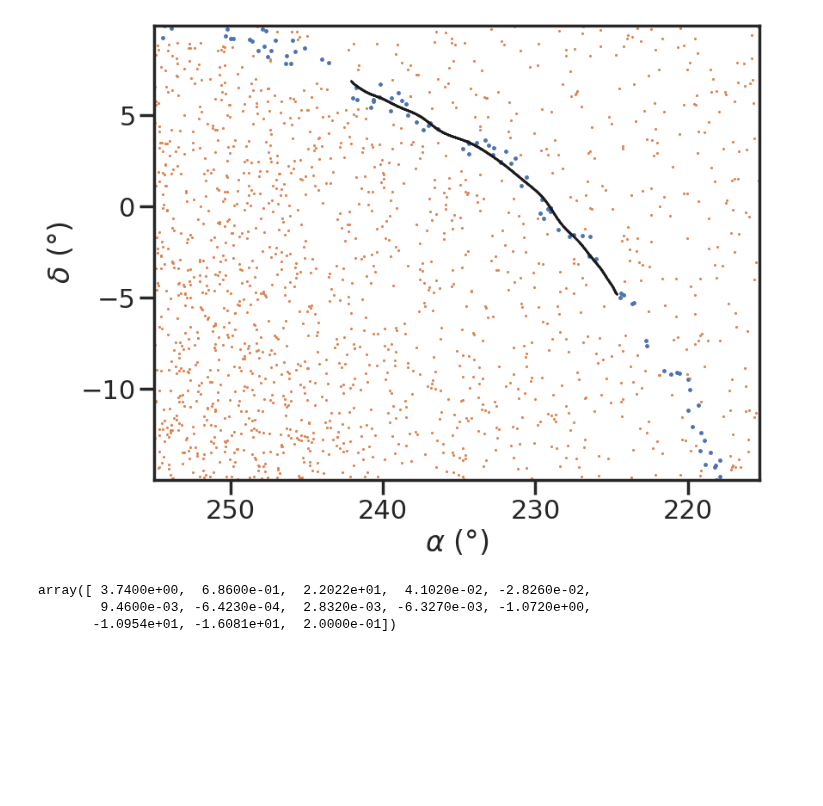
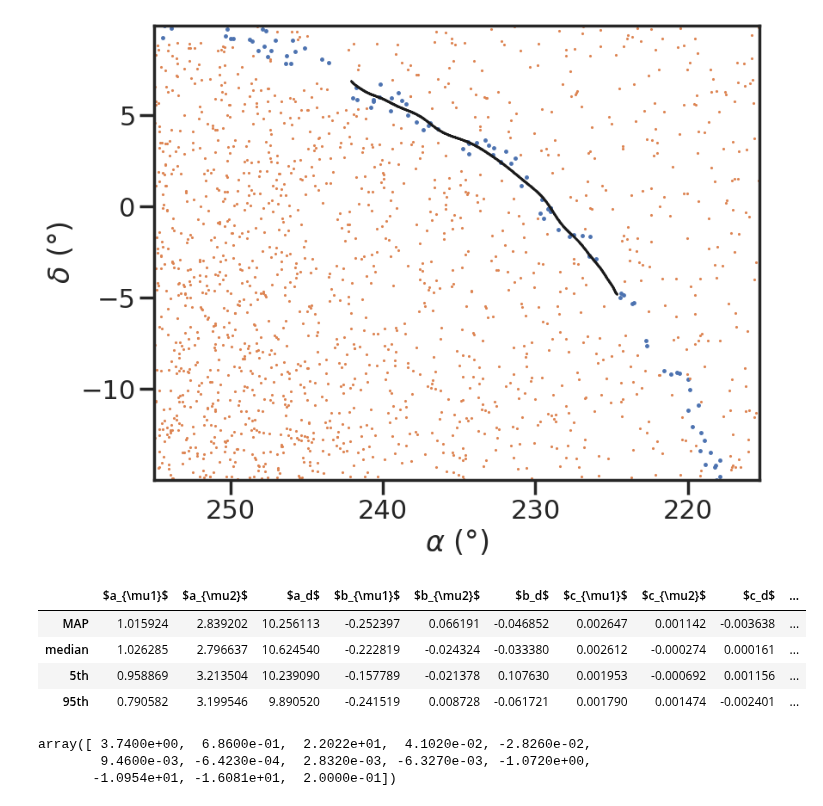
Before and after one commit to bdominguez13/stream_memb, a Jupyter notebook: notebooks/Untitled.ipynb, the cells around one changed output. Saved outputs shown, nothing was run; the diff lists cells and outputs as text; code cells hidden in the pictures; blank space fills up the shorter version.

```diff
--- a/notebooks/Untitled.ipynb
+++ b/notebooks/Untitled.ipynb
@@ -875,13 +875,19 @@ for i in N:
     # ax8.plot(steps, theta_true[i]*np.ones(flat_samples.shape[0]), '-', color='magenta', lw=1.)
     ax8.set_title(columns[i])
 # %%
-theta_resul = pd.DataFrame(columns = ["$a_{\mu1}$", "$a_{\mu2}$", "$a_d$", "$b_{\mu1}$", "$b_{\mu2}$", "$b_d$", "$c_{\mu1}$", "$c_{\mu2}$", "$c_d$", "$x_{\mu1}$", "$x_{\mu2}$", "$x_d$", "f", "Posterior"])
+theta_resul = pd.DataFrame(columns = ["$a_{\mu1}$", "$a_{\mu2}$", "$a_d$", "$b_{\mu1}$", "$b_{\mu2}$", "$b_d$", "$c_{\mu1}$", "$c_{\mu2}$", "$c_d$", "$d_{\mu1}$", "$d_{\mu2}$", "$d_d$", "$x_{\mu1}$", "$x_{\mu2}$", "$x_d$", "f", "Posterior"])
 theta_resul.loc[0] = theta_max
 theta_resul.loc[1] = theta_50
 theta_resul.loc[2] = theta_qmin
 theta_resul.loc[3] = theta_qmax
 theta_resul.index = ['MAP','median','{}th'.format(q_lim[0]),'{}th'.format(q_lim[1])]
 theta_resul
+# %% [output]
+|  | $a_{\mu1}$ | $a_{\mu2}$ | $a_d$ | $b_{\mu1}$ | $b_{\mu2}$ | $b_d$ | $c_{\mu1}$ | $c_{\mu2}$ | $c_d$ | ... |
+| MAP | 1.015924 | 2.839202 | 10.256113 | -0.252397 | 0.066191 | -0.046852 | 0.002647 | 0.001142 | -0.003638 | ... |
+| median | 1.026285 | 2.796637 | 10.624540 | -0.222819 | -0.024324 | -0.033380 | 0.002612 | -0.000274 | 0.000161 | ... |
+| 5th | 0.958869 | 3.213504 | 10.239090 | -0.157789 | -0.021378 | 0.107630 | 0.001953 | -0.000692 | 0.001156 | ... |
+| 95th | 0.790582 | 3.199546 | 9.890520 | -0.241519 | 0.008728 | -0.061721 | 0.001790 | 0.001474 | -0.002401 | ... |
 # %%
 theta_true
 # %% [output]
```
Also changed, not shown: parts of 5 cells of this notebook, 2 other files.
